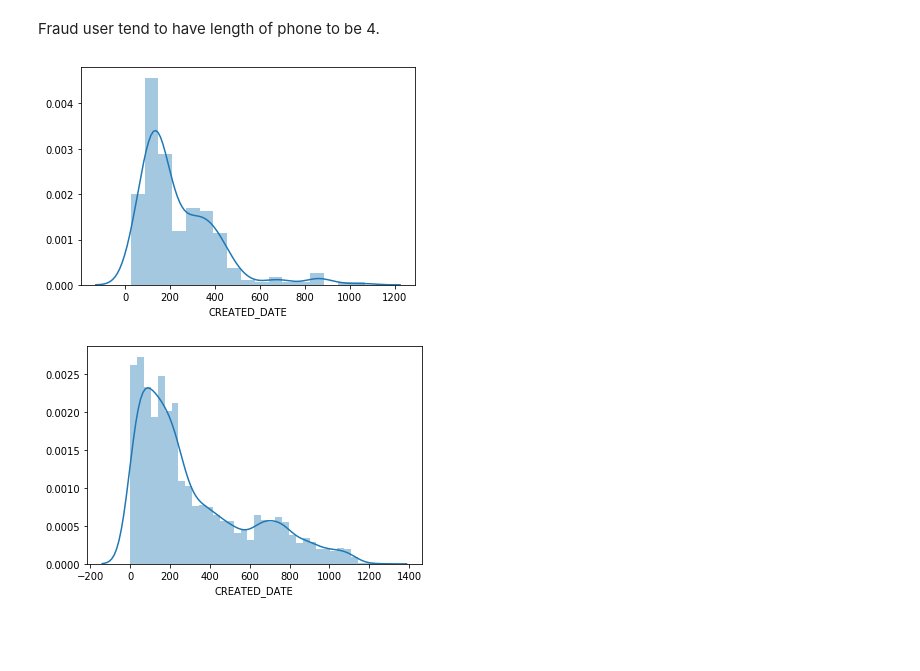
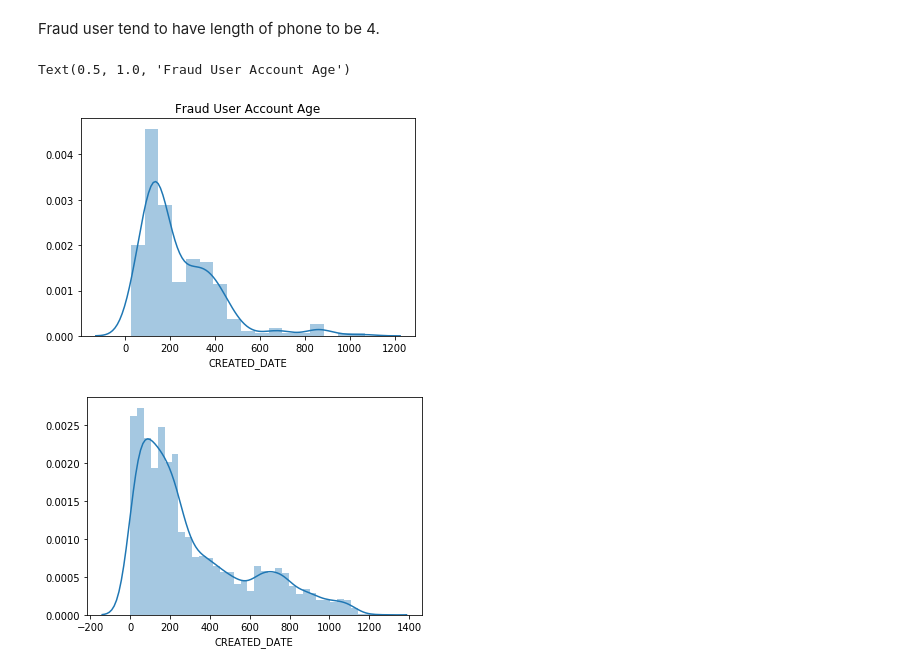
Before and after one commit to chaoskane1314/Detect-Fraud-Financial-Transactions, a Jupyter notebook: src/EDA and Data Cleaning.ipynb, the cells around one changed output. Drawn from its saved outputs; the diff is of its cells as text; code cells hidden in the pictures; blank space fills up the shorter version.

```diff
--- a/src/EDA and Data Cleaning.ipynb
+++ b/src/EDA and Data Cleaning.ipynb
@@ -277,7 +306,10 @@ fraud = users[users.is_fraud == 1]
 not_fraud = users[users.is_fraud == 0]
 # %%
 sns.distplot((pd.to_datetime(users.CREATED_DATE).max() - pd.to_datetime(fraud.CREATED_DATE)).dt.days);
+plt.title("Fraud User Account Age")
+plt.savefig("")
 # %% [output]
+Text(0.5, 1.0, 'Fraud User Account Age')
-[figure, old version]
+[figure, new version]
 # %%
 sns.distplot((pd.to_datetime(users.CREATED_DATE).max() - pd.to_datetime(not_fraud.CREATED_DATE)).dt.days);
```
Also changed, not shown: parts of 13 cells of this notebook, 30 other files.
